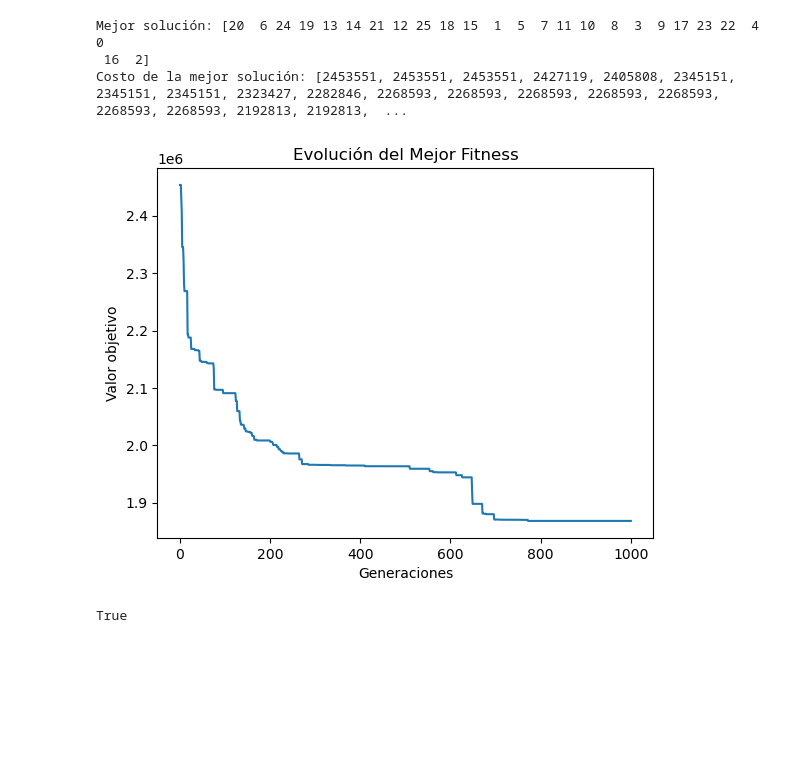
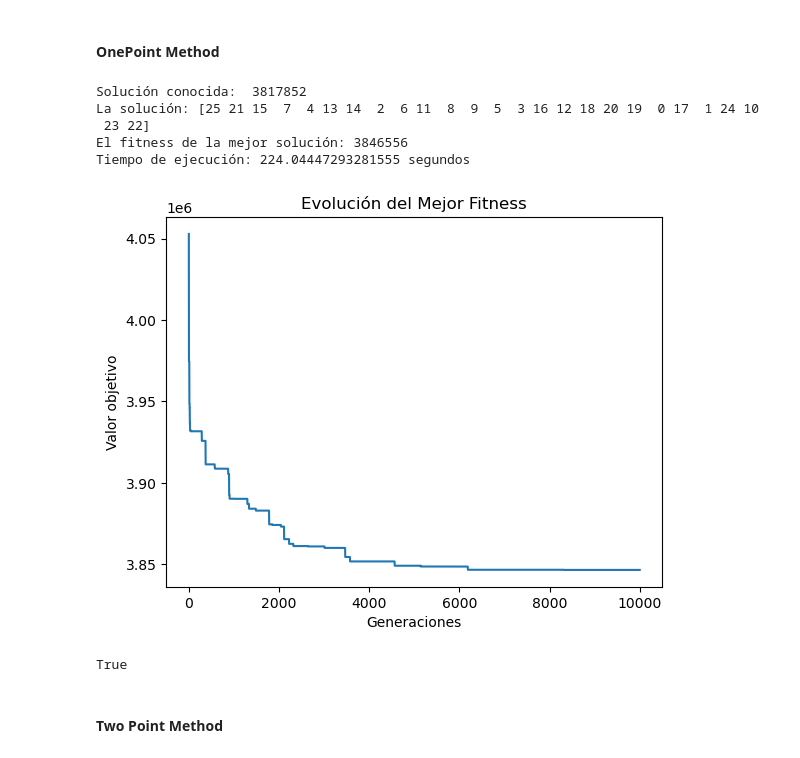
Before and after one commit to antargi/optimizacion, a Jupyter notebook: tarea2.ipynb, the cells around one changed output. Drawn from its saved outputs; the diff is of its cells as text; code cells hidden in the pictures; blank space fills up the shorter version.

```diff
--- a/tarea2.ipynb
+++ b/tarea2.ipynb
@@ -11,12 +16,12 @@ class QAP:
         self.flujos = flujos
 
     def evaluate(self, permutacion):
-        n = len(permutacion)
-        suma = 0
-        for i in range(n):
-            for j in range(i + 1, n):
-                suma += self.flujos[i, j] * self.distancias[permutacion[i] - 1,permutacion[j] - 1]
-        return suma
+      n = len(permutacion)
+      suma = 0
+      for i in range(n):
+          for j in range(n):
+              suma += self.flujos[i, j] * self.distancias[permutacion[i]-1, permutacion[j]-1]
+      return suma
 # %%
 
 #funcion de lectura de archivos
@@ -324,12 +380,22 @@ True
+# %% [markdown]
+#### OnePoint Method
 # %%
-instanciaQAP = QAP(matrizD2, matrizF2)
-mejorSoluciones, mejoresCostos = GA(instanciaQAP, 200, 0.01, 1000)
-print("Mejor solución:", mejorSoluciones)
-print("Costo de la mejor solución:", mejoresCostos, "heuristic")
+start_time = time.time()
+mejorSoluciones, mejoresCostos = GA(instanciaQAP, 50, 0.001, 10000, elite_ratio=0.1)
+end_time = time.time()
+execution_time = end_time - start_time
+print("Solución conocida: ", 3817852)
+print("La solución:", mejorSoluciones)
+print("El fitness de la mejor solución:", min(mejoresCostos))
+print("Tiempo de ejecución:", execution_time, "segundos")
 graficar(mejoresCostos)
 # %% [output]
-Mejor solución: [20  6 24 19 13 14 21 12 25 18 15  1  5  7 11 10  8  3  9 17 23 22  4  0
- 16  2]
-Costo de la mejor solución: [2453551, 2453551, 2453551, 2427119, 2405808, 2345151, 2345151, 2345151, 2323427, 2282846, 2268593, 2268593, 2268593, 2268593, 2268593, 2268593, 2268593, 2192813, 2192813,  ...
+Solución conocida:  3817852
+La solución: [25 21 15  7  4 13 14  2  6 11  8  9  5  3 16 12 18 20 19  0 17  1 24 10
+ 23 22]
+El fitness de la mejor solución: 3846556
+Tiempo de ejecución: 224.04447293281555 segundos
-[figure, old version]
+[figure, new version]
 True
+# %% [markdown]
+#### Two Point Method
```
Also changed, not shown: parts of 61 cells of this notebook, 9 other files.
